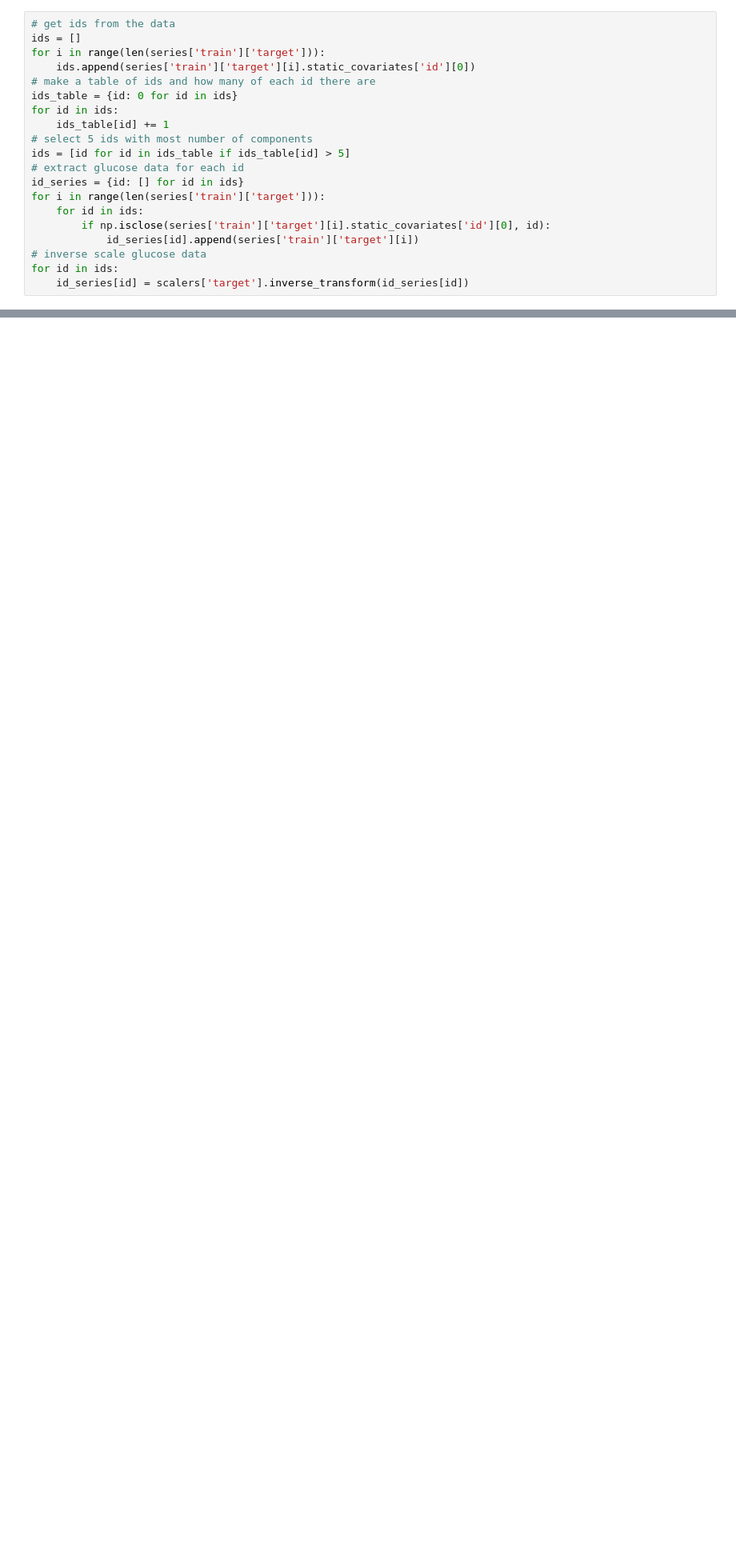
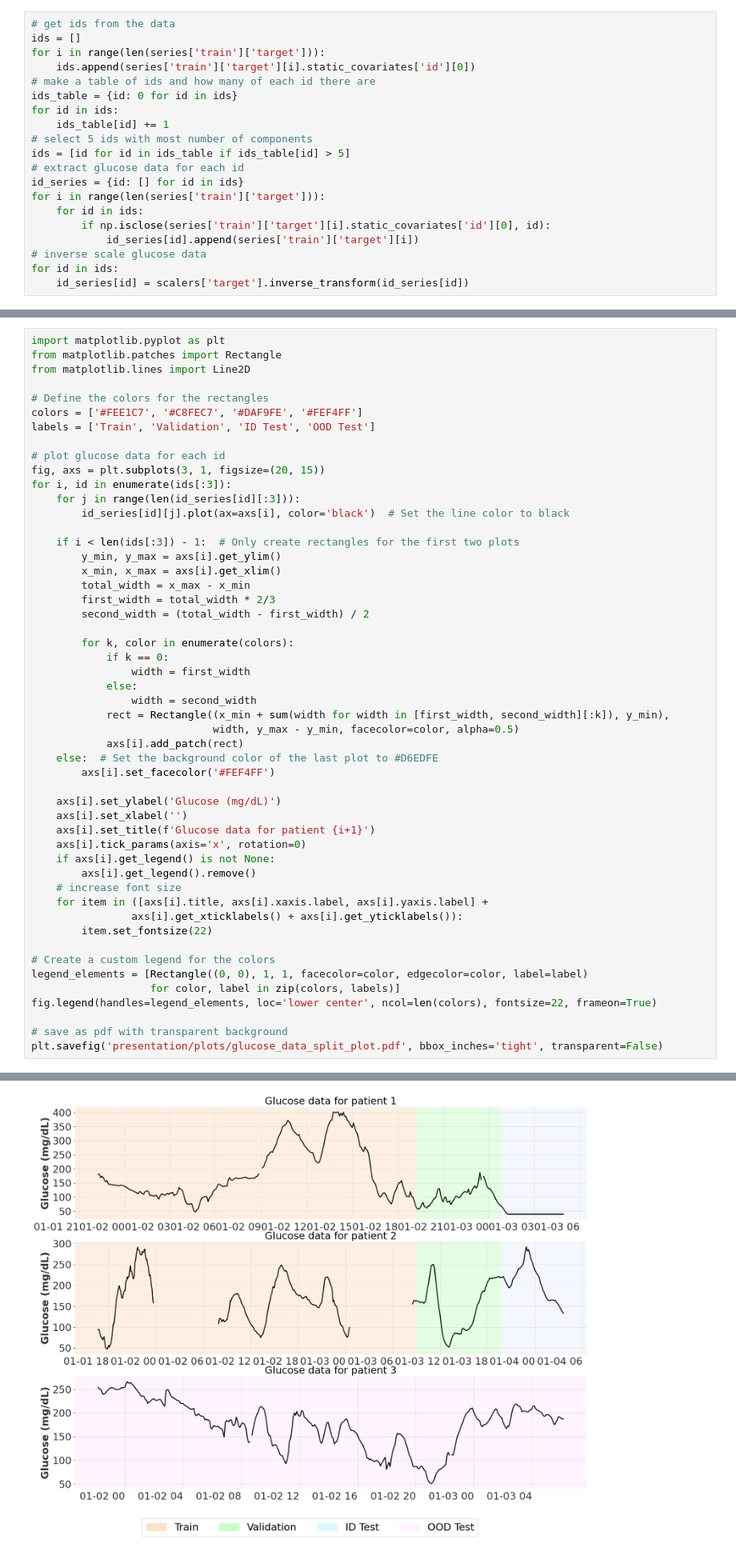
Before and after one commit to IrinaStatsLab/GlucoBench, a Jupyter notebook: presentation/plots.ipynb, the cells around one changed output, grey strips where cells are left out. Shown at 80% size. Saved outputs shown, nothing was run; the diff lists cells and outputs as text; blank space fills up the shorter version.

Commit message:
Add glucose splitting plot

```diff
--- a/presentation/plots.ipynb
+++ b/presentation/plots.ipynb
@@ -83,0 +85,52 @@ No artists with labels found to put in legend.  Note that artists whose label st
+# %%
+import matplotlib.pyplot as plt
+from matplotlib.patches import Rectangle
+from matplotlib.lines import Line2D
+
+# Define the colors for the rectangles
+colors = ['#FEE1C7', '#C8FEC7', '#DAF9FE', '#FEF4FF']
+labels = ['Train', 'Validation', 'ID Test', 'OOD Test']
+
+# plot glucose data for each id
+fig, axs = plt.subplots(3, 1, figsize=(20, 15))
+for i, id in enumerate(ids[:3]):
+    for j in range(len(id_series[id][:3])):
+        id_series[id][j].plot(ax=axs[i], color='black')  # Set the line color to black
+
+    if i < len(ids[:3]) - 1:  # Only create rectangles for the first two plots
+        y_min, y_max = axs[i].get_ylim()
+        x_min, x_max = axs[i].get_xlim()
+        total_width = x_max - x_min
+        first_width = total_width * 2/3
+        second_width = (total_width - first_width) / 2
+
+        for k, color in enumerate(colors):
+            if k == 0:
+                width = first_width
+            else:
+                width = second_width
+            rect = Rectangle((x_min + sum(width for width in [first_width, second_width][:k]), y_min),
+                             width, y_max - y_min, facecolor=color, alpha=0.5)
+            axs[i].add_patch(rect)
+    else:  # Set the background color of the last plot to #D6EDFE
+        axs[i].set_facecolor('#FEF4FF')
+
+    axs[i].set_ylabel('Glucose (mg/dL)')
+    axs[i].set_xlabel('')
+    axs[i].set_title(f'Glucose data for patient {i+1}')
+    axs[i].tick_params(axis='x', rotation=0)
+    if axs[i].get_legend() is not None:
+        axs[i].get_legend().remove()
+    # increase font size
+    for item in ([axs[i].title, axs[i].xaxis.label, axs[i].yaxis.label] +
+                axs[i].get_xticklabels() + axs[i].get_yticklabels()):
+        item.set_fontsize(22)
+
+# Create a custom legend for the colors
+legend_elements = [Rectangle((0, 0), 1, 1, facecolor=color, edgecolor=color, label=label)
+                   for color, label in zip(colors, labels)]
+fig.legend(handles=legend_elements, loc='lower center', ncol=len(colors), fontsize=22, frameon=True)
+
+# save as pdf with transparent background
+plt.savefig('presentation/plots/glucose_data_split_plot.pdf', bbox_inches='tight', transparent=False)
+# %% [output]
@@ -84,3 +143,4 @@ No artists with labels found to put in legend.  Note that artists whose label st
+[figure, added]
 # %% [markdown]
 # Example plots of other Timeseries
 # %%
```
Also changed, not shown: parts of 3 cells of this notebook, 1 other file.
